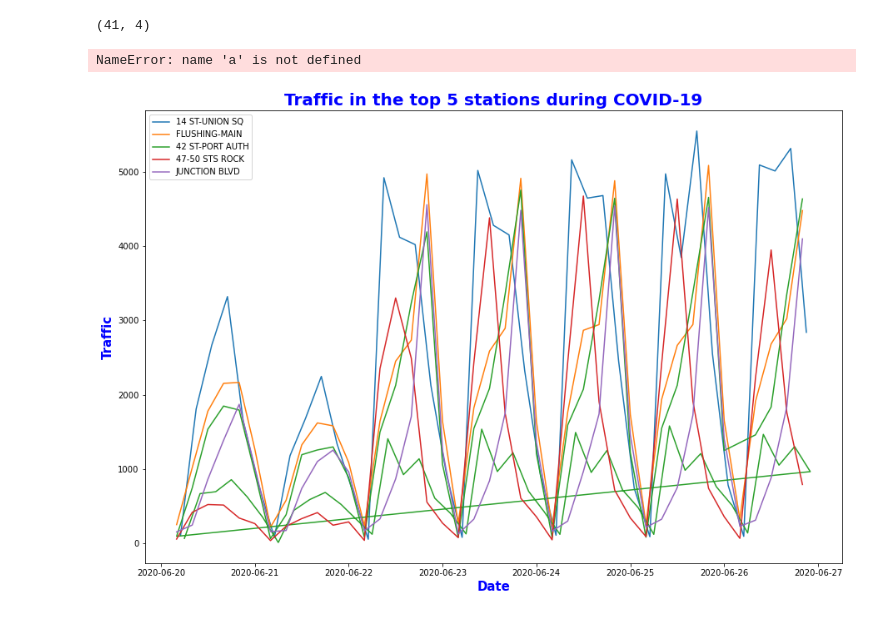
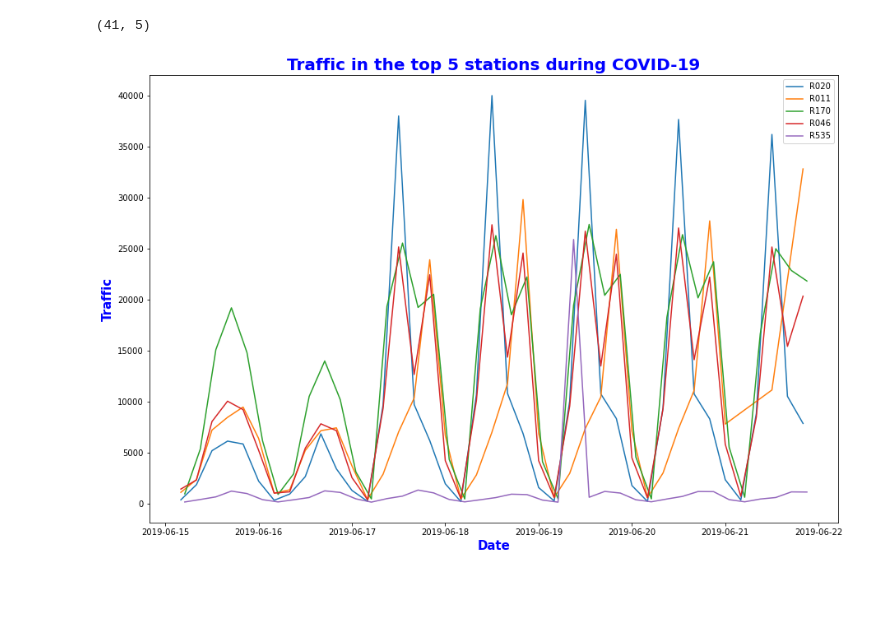
Before and after one commit to brianhtam/metis_project_1, a Jupyter notebook: Processed Data troubleshoot WITH PLOTS.ipynb, the cells around one changed output. Cells and saved outputs as stored; diff of their text form; code cells hidden in the pictures; blank space fills up the shorter version.

Commit message:
fixed repeating unit issue

```diff
--- a/Processed Data troubleshoot WITH PLOTS.ipynb
+++ b/Processed Data troubleshoot WITH PLOTS.ipynb
@@ -24,7 +24,7 @@ def clean(week_nums):
         print(week_num)
     return pd.concat(dfs)
 
-week_nums = [200627]
+week_nums = [190622]
 # %%
 turnstiles_df = clean(week_nums)
 # %% [output]
@@ -94,4 +93,4 @@ turnstiles_block['delta_entries'] = turnstiles_block.apply(get_counts_entry, axi
 # %%
-turnstiles_block['delta_exits'] = turnstiles_block.apply(get_counts_exit, axis=1, max_counter=15000)
+turnstiles_block['delta_exits'] = turnstiles_block.apply(get_counts_exit, axis=1, max_counter=70000)
 turnstiles_block
 # %% [output]
@@ -132,7 +130,7 @@ turnstiles_block
 #unit vs Station name
 #station complexes vs units vs sationts?
 
-unit_hourly = (turnstiles_block.groupby(['station','unit','date_time'])['delta_exits'].sum().reset_index())
+unit_hourly = (turnstiles_block.groupby(['station','unit','date_time'])['delta_exits','delta_entries'].sum().reset_index())
 # %%
 unit_hourly[:50]
 # %% [output]
@@ -156,10 +154,9 @@ unit_hourly[:50]
 # %%
-top = unit_hourly.groupby(['station','unit', 'date_time'])['delta_exits'].sum().reset_index()
-
+top = unit_hourly.groupby(['unit', 'date_time'])['delta_exits','delta_entries'].sum().reset_index()
 
 
 top10 = (top.sort_values(by=['delta_exits'],ascending=False)
-        .station.head(100))
+        .unit.head(100))
 # %%
 top10units = top10.unique()[:10]
 top10units
@@ -209,26 +203,23 @@ mask = unit_hourly['station'] == '14 ST-UNION SQ'
 sample_df = unit_hourly[mask]
 sample_df.shape
 # %% [output]
-(41, 4)
+(41, 5)
 # %%
 plt.figure(figsize=[15,10])
 #plt.plot(sample_df.date_time, sample_df.delta_exits)
 
 for i in top5units:
-    mask = (unit_hourly['station'] == i)
-    top5_df = unit_hourly[mask]
-
-    plt.plot(top5_df.date_time, top5_df.delta_exits, label = top5_df.station.iloc[0])
+    mask = (top['unit'] == i)
+    top5_df = top[mask]
+    plt.plot(top5_df.date_time, top5_df.delta_exits, label = top5_df.unit.iloc[0])
 plt.legend()
 
 plt.title('Traffic in the top 5 stations during COVID-19', fontsize=20, weight='bold',color='b')
 plt.xlabel('Date', fontsize=15, weight='bold',color='b')
 plt.ylabel('Traffic', fontsize=15, weight='bold',color='b')
-a
 plt.savefig('top5 stations traffic.png')
 # %% [output]
-NameError: name 'a' is not defined
-[figure, old version]
+[figure, new version]
 # %%
 plt.figure(figsize=[15,10])
 plt.plot(sample_df.date_time, sample_df.delta_exits)
```
Also changed, not shown: parts of 10 cells of this notebook.
